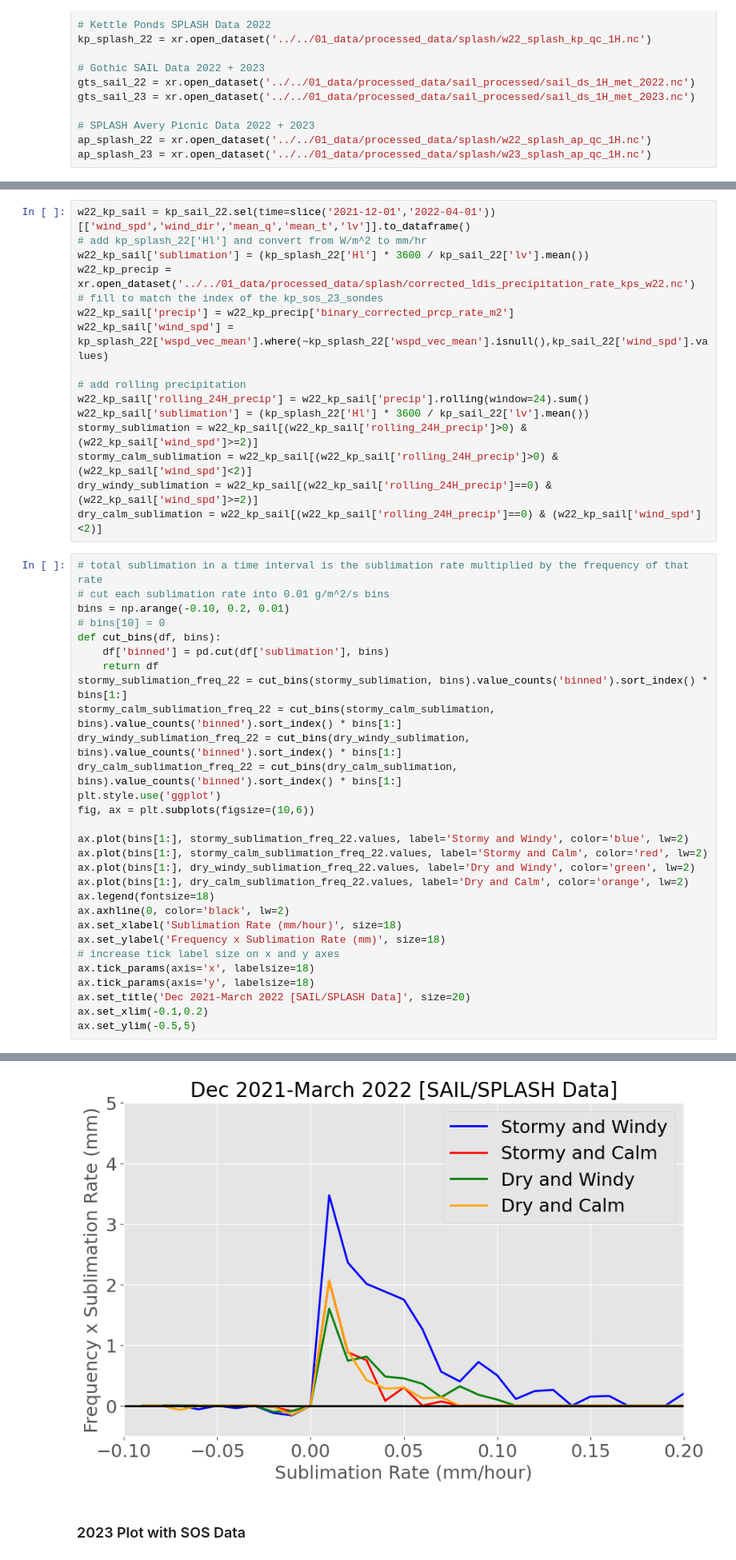
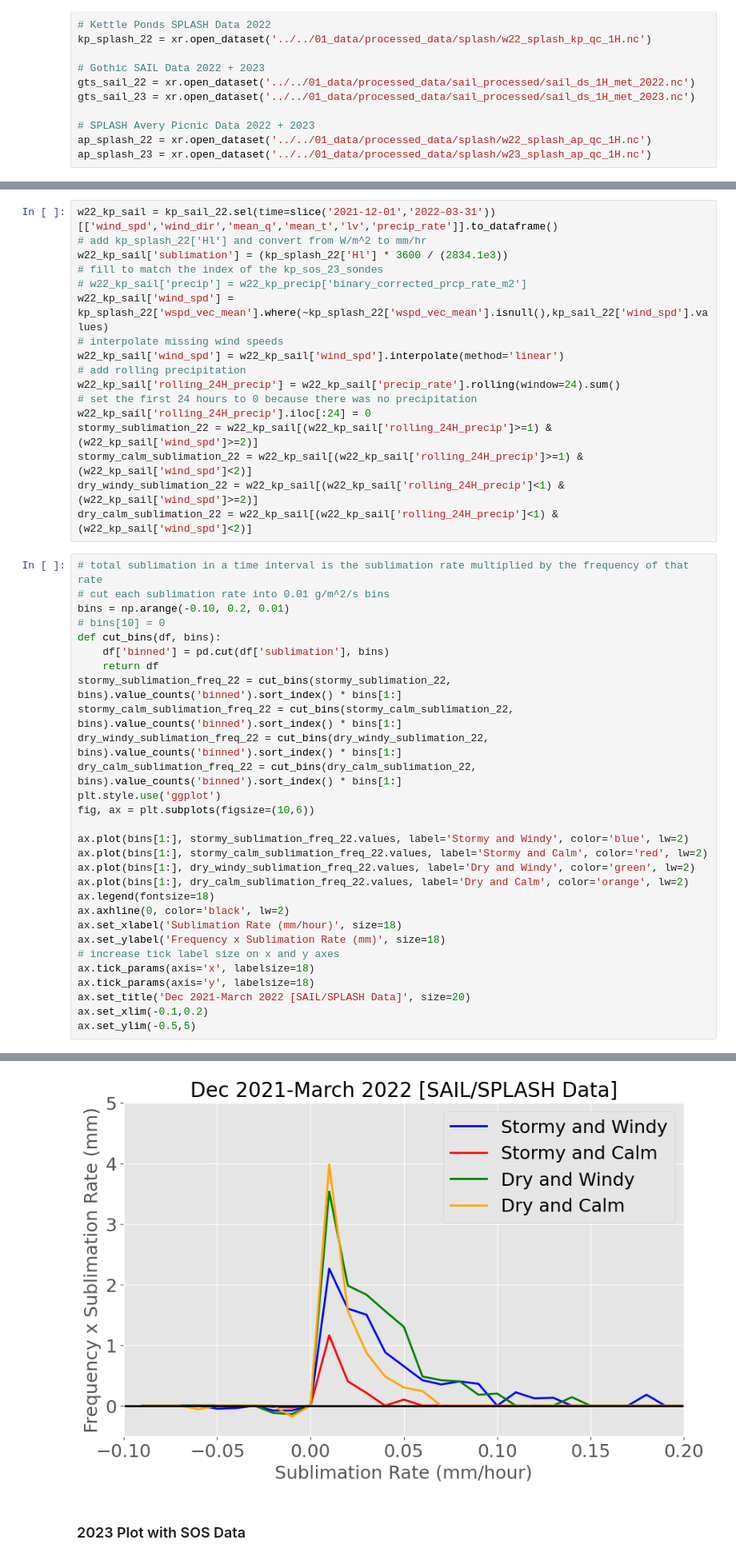
Before and after one commit to dlhogan97/Synoptic-Sublimation, a Jupyter notebook: 02_analysis/data_exploration/14_sublimation_frequencies.ipynb, the cells around one changed output, grey strips where cells are left out. Shown at 80% size. Saved outputs shown, nothing was run; the diff lists cells and outputs as text.

```diff
--- a/02_analysis/data_exploration/14_sublimation_frequencies.ipynb
+++ b/02_analysis/data_exploration/14_sublimation_frequencies.ipynb
@@ -85,51 +86,52 @@ kp_splash_22['Hl'] = kp_splash_22['Hl'].where(~kp_splash_22['Hl'].isnull(), x1*s
 # %%
-w22_kp_sail = kp_sail_22.sel(time=slice('2021-12-01','2022-04-01'))[['wind_spd','wind_dir','mean_q','mean_t','lv']].to_dataframe()
+w22_kp_sail = kp_sail_22.sel(time=slice('2021-12-01','2022-03-31'))[['wind_spd','wind_dir','mean_q','mean_t','lv','precip_rate']].to_dataframe()
 # add kp_splash_22['Hl'] and convert from W/m^2 to mm/hr
-w22_kp_sail['sublimation'] = (kp_splash_22['Hl'] * 3600 / kp_sail_22['lv'].mean())
-w22_kp_precip = xr.open_dataset('../../01_data/processed_data/splash/corrected_ldis_precipitation_rate_kps_w22.nc')
+w22_kp_sail['sublimation'] = (kp_splash_22['Hl'] * 3600 / (2834.1e3))
 # fill to match the index of the kp_sos_23_sondes
-w22_kp_sail['precip'] = w22_kp_precip['binary_corrected_prcp_rate_m2']
+# w22_kp_sail['precip'] = w22_kp_precip['binary_corrected_prcp_rate_m2']
 w22_kp_sail['wind_spd'] = kp_splash_22['wspd_vec_mean'].where(~kp_splash_22['wspd_vec_mean'].isnull(),kp_sail_22['wind_spd'].values)
-
+# interpolate missing wind speeds
+w22_kp_sail['wind_spd'] = w22_kp_sail['wind_spd'].interpolate(method='linear')
 # add rolling precipitation
-w22_kp_sail['rolling_24H_precip'] = w22_kp_sail['precip'].rolling(window=24).sum()
-w22_kp_sail['sublimation'] = (kp_splash_22['Hl'] * 3600 / kp_sail_22['lv'].mean())
-stormy_sublimation = w22_kp_sail[(w22_kp_sail['rolling_24H_precip']>0) & (w22_kp_sail['wind_spd']>=2)]
-stormy_calm_sublimation = w22_kp_sail[(w22_kp_sail['rolling_24H_precip']>0) & (w22_kp_sail['wind_spd']<2)]
-dry_windy_sublimation = w22_kp_sail[(w22_kp_sail['rolling_24H_precip']==0) & (w22_kp_sail['wind_spd']>=2)]
-dry_calm_sublimation = w22_kp_sail[(w22_kp_sail['rolling_24H_precip']==0) & (w22_kp_sail['wind_spd']<2)]
+w22_kp_sail['rolling_24H_precip'] = w22_kp_sail['precip_rate'].rolling(window=24).sum()
+# set the first 24 hours to 0 because there was no precipitation
+w22_kp_sail['rolling_24H_precip'].iloc[:24] = 0
+stormy_sublimation_22 = w22_kp_sail[(w22_kp_sail['rolling_24H_precip']>=1) & (w22_kp_sail['wind_spd']>=2)]
+stormy_calm_sublimation_22 = w22_kp_sail[(w22_kp_sail['rolling_24H_precip']>=1) & (w22_kp_sail['wind_spd']<2)]
+dry_windy_sublimation_22 = w22_kp_sail[(w22_kp_sail['rolling_24H_precip']<1) & (w22_kp_sail['wind_spd']>=2)]
+dry_calm_sublimation_22 = w22_kp_sail[(w22_kp_sail['rolling_24H_precip']<1) & (w22_kp_sail['wind_spd']<2)]
 # %%
 # total sublimation in a time interval is the sublimation rate multiplied by the frequency of that rate
 # cut each sublimation rate into 0.01 g/m^2/s bins
 bins = np.arange(-0.10, 0.2, 0.01)
 # bins[10] = 0
 def cut_bins(df, bins):
     df['binned'] = pd.cut(df['sublimation'], bins)
     return df
-stormy_sublimation_freq_22 = cut_bins(stormy_sublimation, bins).value_counts('binned').sort_index() * bins[1:]
-stormy_calm_sublimation_freq_22 = cut_bins(stormy_calm_sublimation, bins).value_counts('binned').sort_index() * bins[1:]
-dry_windy_sublimation_freq_22 = cut_bins(dry_windy_sublimation, bins).value_counts('binned').sort_index() * bins[1:]
-dry_calm_sublimation_freq_22 = cut_bins(dry_calm_sublimation, bins).value_counts('binned').sort_index() * bins[1:]
+stormy_sublimation_freq_22 = cut_bins(stormy_sublimation_22, bins).value_counts('binned').sort_index() * bins[1:]
+stormy_calm_sublimation_freq_22 = cut_bins(stormy_calm_sublimation_22, bins).value_counts('binned').sort_index() * bins[1:]
+dry_windy_sublimation_freq_22 = cut_bins(dry_windy_sublimation_22, bins).value_counts('binned').sort_index() * bins[1:]
+dry_calm_sublimation_freq_22 = cut_bins(dry_calm_sublimation_22, bins).value_counts('binned').sort_index() * bins[1:]
 plt.style.use('ggplot')
 fig, ax = plt.subplots(figsize=(10,6))
 
 ax.plot(bins[1:], stormy_sublimation_freq_22.values, label='Stormy and Windy', color='blue', lw=2)
 ax.plot(bins[1:], stormy_calm_sublimation_freq_22.values, label='Stormy and Calm', color='red', lw=2)
 ax.plot(bins[1:], dry_windy_sublimation_freq_22.values, label='Dry and Windy', color='green', lw=2)
 ax.plot(bins[1:], dry_calm_sublimation_freq_22.values, label='Dry and Calm', color='orange', lw=2)
 ax.legend(fontsize=18)
 ax.axhline(0, color='black', lw=2)
 ax.set_xlabel('Sublimation Rate (mm/hour)', size=18)
 ax.set_ylabel('Frequency x Sublimation Rate (mm)', size=18)
 # increase tick label size on x and y axes
 ax.tick_params(axis='x', labelsize=18)
 ax.tick_params(axis='y', labelsize=18)
 ax.set_title('Dec 2021-March 2022 [SAIL/SPLASH Data]', size=20)
 ax.set_xlim(-0.1,0.2)
 ax.set_ylim(-0.5,5)
 # %% [output]
 (-0.5, 5.0)
-[figure, old version]
+[figure, new version]
 # %% [markdown]
 ### 2023 Plot with SOS Data
 # %%
```
Also changed, not shown: parts of 9 cells of this notebook, 9 other files.
